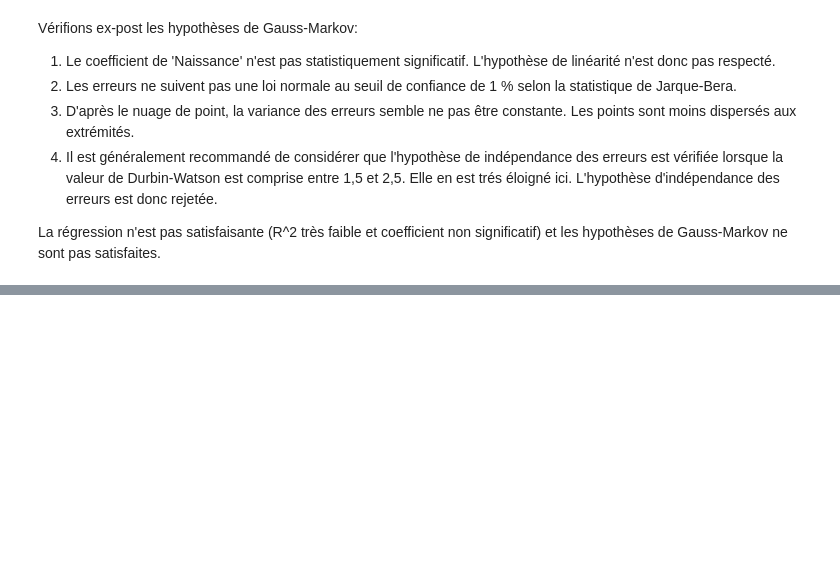
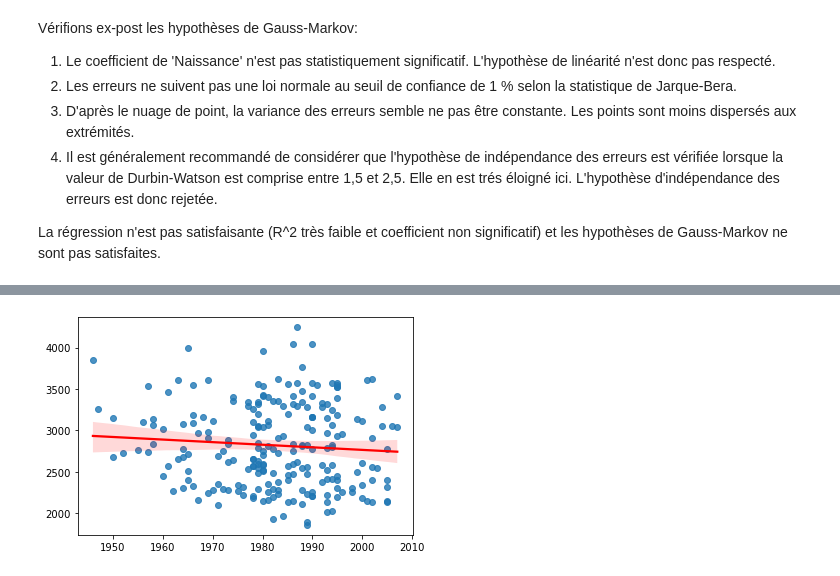
Before and after one commit to Kirscher/ResultAthle, a Jupyter notebook: eda.ipynb, the cells around one changed output, grey strips where cells are left out. Saved outputs shown, nothing was run; the diff lists cells and outputs as text; code cells hidden in the pictures; blank space fills up the shorter version.

```diff
--- a/eda.ipynb
+++ b/eda.ipynb
@@ -435,0 +454,3 @@ La régression n'est pas satisfaisante (R^2 très faible et coefficient non sign
+# %%
+data1=data[(data['sexe']=='male') | (data['sexe']=='female')]
+data1['sexe'] = data1['sexe'].replace({'male': 0, 'female': 1})
@@ -435,0 +470,5 @@ La régression n'est pas satisfaisante (R^2 très faible et coefficient non sign
+# %%
+sns.regplot(x=data1['Naissance'].to_numpy(), y=y, line_kws={"color": "red"})
+plt.show()
+# %% [output]
+[figure, added]
```
Also changed, not shown: parts of 12 cells of this notebook.
